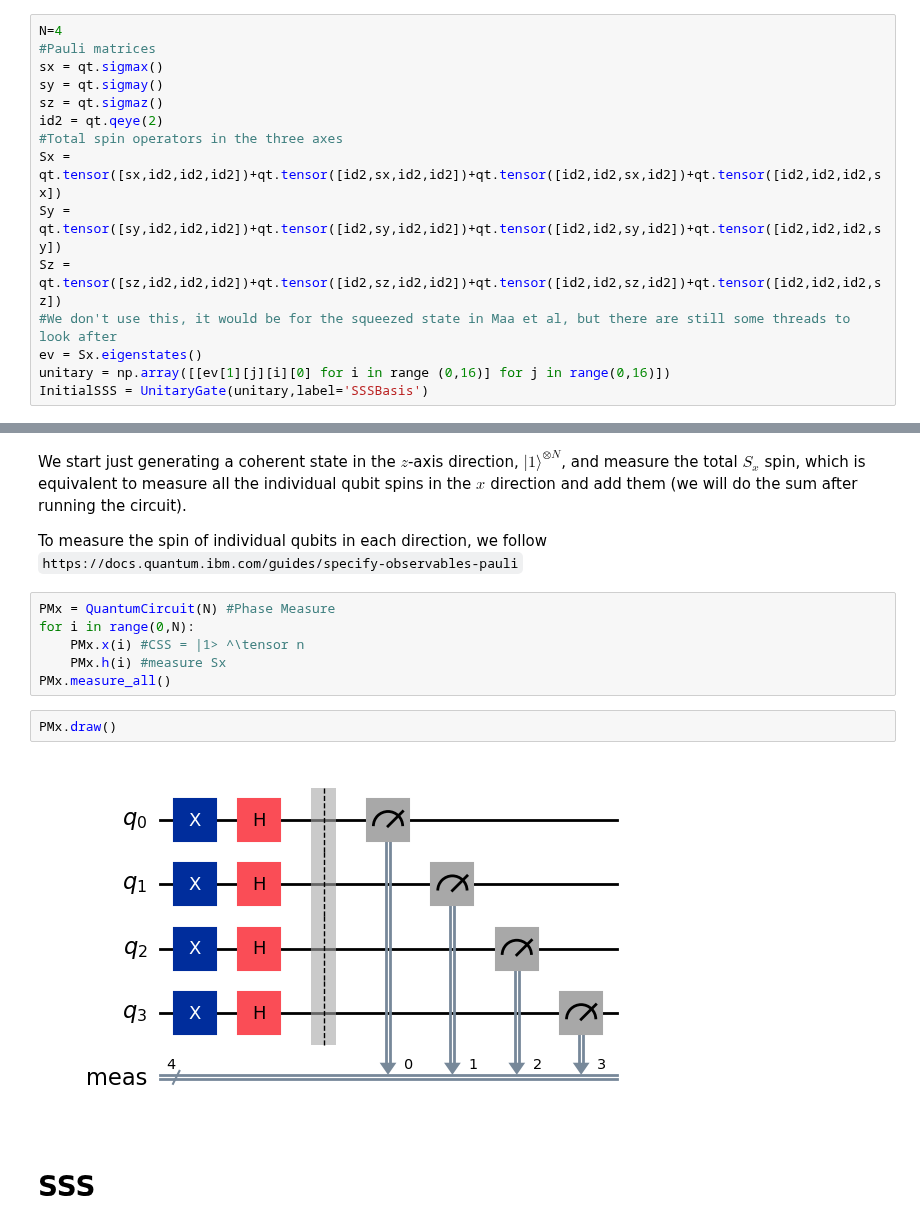
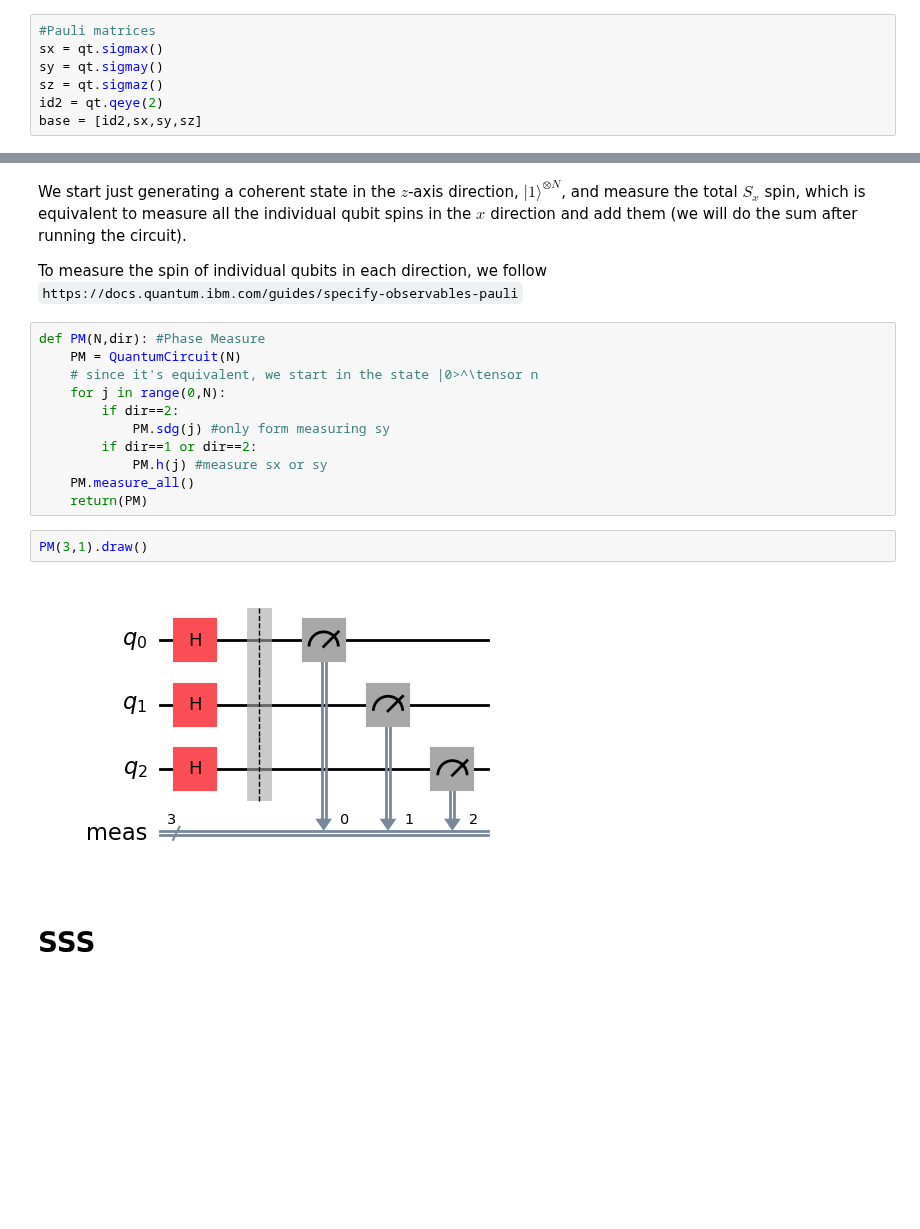
Before and after one commit to gachchami/qsense, a Jupyter notebook: qiskit squeezing.ipynb, the cells around one changed output, grey strips where cells are left out. Saved outputs shown, nothing was run; the diff lists cells and outputs as text; blank space fills up the shorter version.

````diff
--- a/qiskit squeezing.ipynb
+++ b/qiskit squeezing.ipynb
@@ -37,17 +37,9 @@ from matplotlib import cm
 
 import qutip as qt
 # %%
-N=4
 #Pauli matrices
 sx = qt.sigmax()
 sy = qt.sigmay()
 sz = qt.sigmaz()
 id2 = qt.qeye(2)
-#Total spin operators in the three axes
-Sx = qt.tensor([sx,id2,id2,id2])+qt.tensor([id2,sx,id2,id2])+qt.tensor([id2,id2,sx,id2])+qt.tensor([id2,id2,id2,sx])
-Sy = qt.tensor([sy,id2,id2,id2])+qt.tensor([id2,sy,id2,id2])+qt.tensor([id2,id2,sy,id2])+qt.tensor([id2,id2,id2,sy])
-Sz = qt.tensor([sz,id2,id2,id2])+qt.tensor([id2,sz,id2,id2])+qt.tensor([id2,id2,sz,id2])+qt.tensor([id2,id2,id2,sz])
-#We don't use this, it would be for the squeezed state in Maa et al, but there are still some threads to look after
-ev = Sx.eigenstates()
-unitary = np.array([[ev[1][j][i][0] for i in range (0,16)] for j in range(0,16)])
-InitialSSS = UnitaryGate(unitary,label='SSSBasis')
+base = [id2,sx,sy,sz]
@@ -69,15 +87,20 @@ We start just generating a coherent state in the $z$-axis direction, $|1\rangle
 
 To measure the spin of individual qubits in each direction, we follow ```https://docs.quantum.ibm.com/guides/specify-observables-pauli```
 # %%
-PMx = QuantumCircuit(N) #Phase Measure
-for i in range(0,N):
-    PMx.x(i) #CSS = |1> ^\tensor n
-    PMx.h(i) #measure Sx
-PMx.measure_all()
+def PM(N,dir): #Phase Measure
+    PM = QuantumCircuit(N)
+    # since it's equivalent, we start in the state |0>^\tensor n
+    for j in range(0,N):
+        if dir==2:
+            PM.sdg(j) #only form measuring sy
+        if dir==1 or dir==2:
+            PM.h(j) #measure sx or sy
+    PM.measure_all()
+    return(PM)
 # %%
-PMx.draw()
+PM(3,1).draw()
 # %% [output]
-[figure, old version]
+[figure, new version]
 # %% [markdown]
 # SSS
 # %% [markdown]
````
Also changed, not shown: parts of 25 cells of this notebook.
